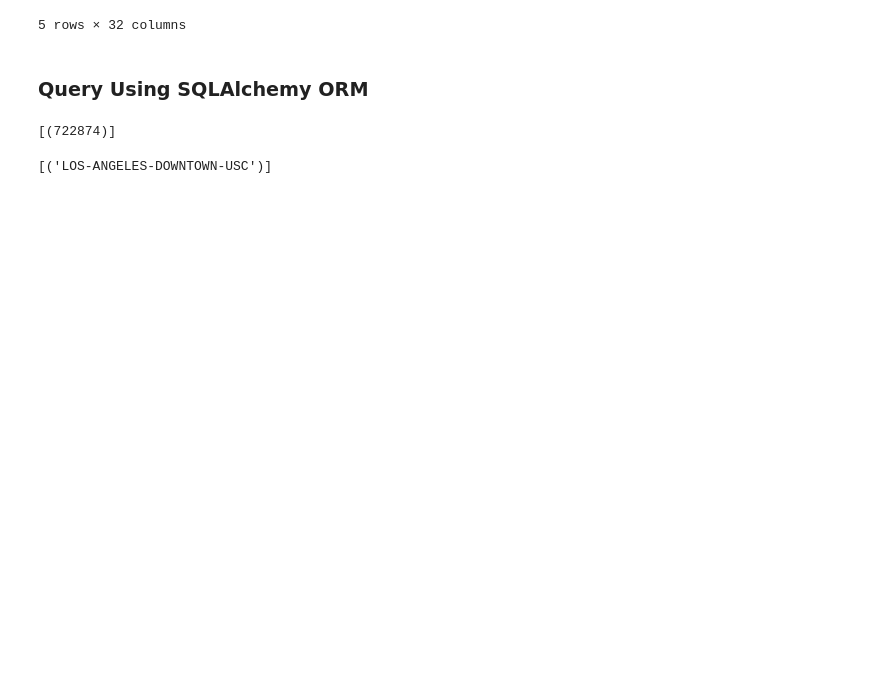
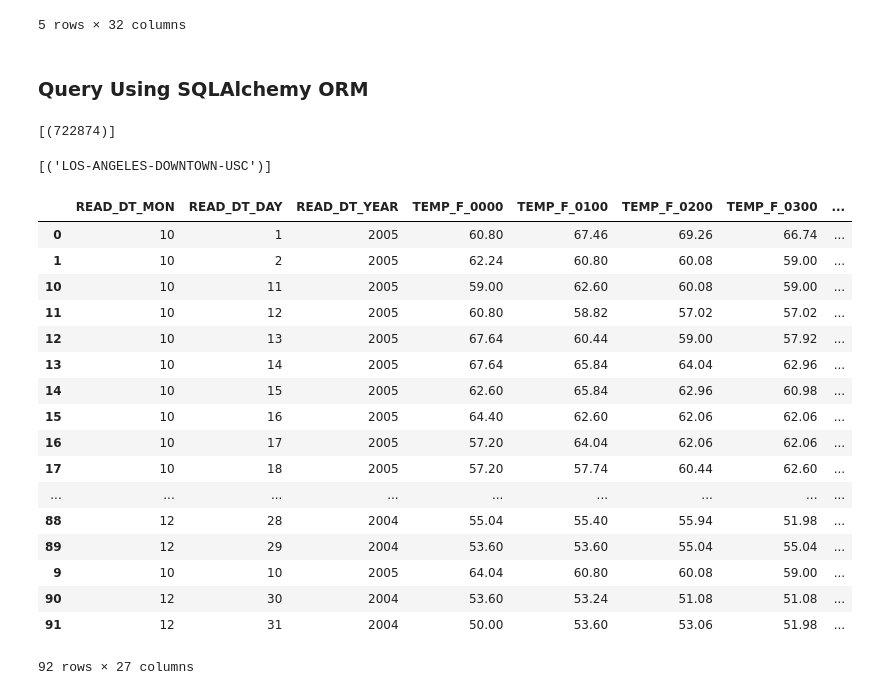
Before and after one commit to grantaguinaldo/cz_2010_api, a Jupyter notebook: data_engineering_dev.ipynb, the cells around one changed output. Cells and saved outputs as stored; diff of their text form; code cells hidden in the pictures; blank space fills up the shorter version.

Commit message:
Added kitchen sink query.

```diff
--- a/data_engineering_dev.ipynb
+++ b/data_engineering_dev.ipynb
@@ -344,3 +342,55 @@ station_number
 station_name
 # %% [output]
 [('LOS-ANGELES-DOWNTOWN-USC')]
+# %%
+TEMP = session.query(WeatherData.READ_DT_MON,
+              WeatherData.READ_DT_DAY,
+              WeatherData.READ_DT_YEAR,
+              WeatherData.TEMP_F_0000,
+              WeatherData.TEMP_F_0100,
+              WeatherData.TEMP_F_0200,
+              WeatherData.TEMP_F_0300,
+              WeatherData.TEMP_F_0400,
+              WeatherData.TEMP_F_0500,
+              WeatherData.TEMP_F_0600,
+              WeatherData.TEMP_F_0700,
+              WeatherData.TEMP_F_0800,
+              WeatherData.TEMP_F_0900,
+              WeatherData.TEMP_F_1000,
+              WeatherData.TEMP_F_1100,
+              WeatherData.TEMP_F_1200,
+              WeatherData.TEMP_F_1300,
+              WeatherData.TEMP_F_1400,
+              WeatherData.TEMP_F_1500,
+              WeatherData.TEMP_F_1600,
+              WeatherData.TEMP_F_1700,
+              WeatherData.TEMP_F_1800,
+              WeatherData.TEMP_F_1900,
+              WeatherData.TEMP_F_2000,
+              WeatherData.TEMP_F_2100,
+              WeatherData.TEMP_F_2200,
+              WeatherData.TEMP_F_2300,
+             ).filter((WeatherData.STATION_NBR == 722874) &
+                     (WeatherData.READ_DT_MON >= 10) &
+                     (WeatherData.READ_DT_MON <= 12)).all()
+# %%
+pd.read_json(pd.DataFrame(TEMP).to_json())
+# %% [output]
+|  | READ_DT_MON | READ_DT_DAY | READ_DT_YEAR | TEMP_F_0000 | TEMP_F_0100 | TEMP_F_0200 | TEMP_F_0300 | ... |
+| 0 | 10 | 1 | 2005 | 60.80 | 67.46 | 69.26 | 66.74 | ... |
+| 1 | 10 | 2 | 2005 | 62.24 | 60.80 | 60.08 | 59.00 | ... |
+| 10 | 10 | 11 | 2005 | 59.00 | 62.60 | 60.08 | 59.00 | ... |
+| 11 | 10 | 12 | 2005 | 60.80 | 58.82 | 57.02 | 57.02 | ... |
+| 12 | 10 | 13 | 2005 | 67.64 | 60.44 | 59.00 | 57.92 | ... |
+| 13 | 10 | 14 | 2005 | 67.64 | 65.84 | 64.04 | 62.96 | ... |
+| 14 | 10 | 15 | 2005 | 62.60 | 65.84 | 62.96 | 60.98 | ... |
+| 15 | 10 | 16 | 2005 | 64.40 | 62.60 | 62.06 | 62.06 | ... |
+| 16 | 10 | 17 | 2005 | 57.20 | 64.04 | 62.06 | 62.06 | ... |
+| 17 | 10 | 18 | 2005 | 57.20 | 57.74 | 60.44 | 62.60 | ... |
+| ... | ... | ... | ... | ... | ... | ... | ... | ... |
+| 88 | 12 | 28 | 2004 | 55.04 | 55.40 | 55.94 | 51.98 | ... |
+| 89 | 12 | 29 | 2004 | 53.60 | 53.60 | 55.04 | 55.04 | ... |
+| 9 | 10 | 10 | 2005 | 64.04 | 60.80 | 60.08 | 59.00 | ... |
+| 90 | 12 | 30 | 2004 | 53.60 | 53.24 | 51.08 | 51.08 | ... |
+| 91 | 12 | 31 | 2004 | 50.00 | 53.60 | 53.06 | 51.98 | ... |
+92 rows × 27 columns
```
Also changed, not shown: parts of 1 cell of this notebook, 1 other file.
